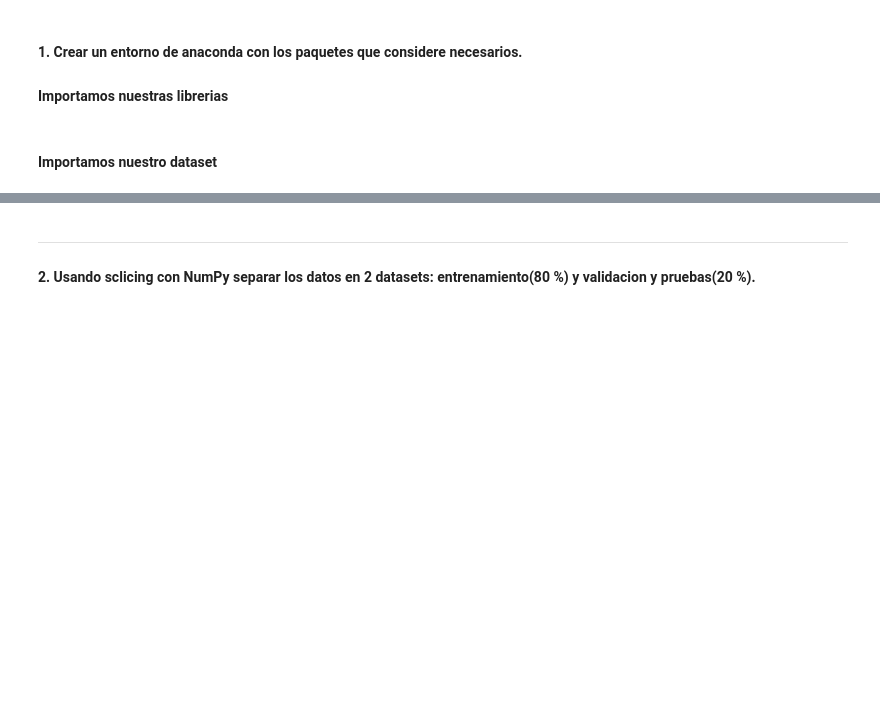
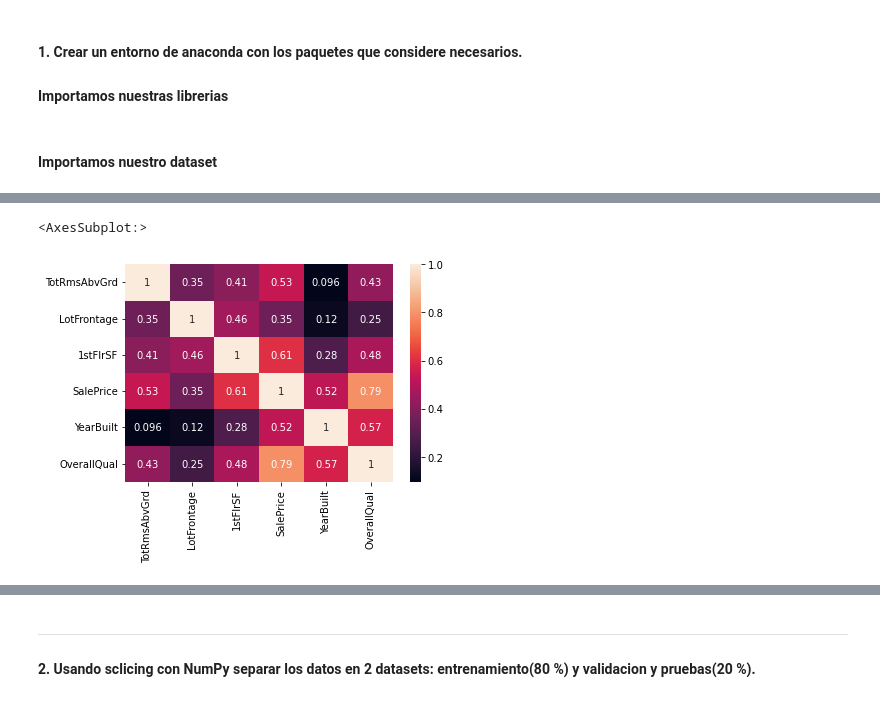
Before and after one commit to ErickVelasquez17/Proyecto1, a Jupyter notebook: Proyecto.ipynb, the cells around one changed output, grey strips where cells are left out. Drawn from its saved outputs; the diff is of its cells as text; code cells hidden in the pictures; blank space fills up the shorter version.

```diff
--- a/Proyecto.ipynb
+++ b/Proyecto.ipynb
@@ -32,0 +45,5 @@ data
+# %%
+sns.heatmap(data.corr(), annot = True)
+# %% [output]
+<AxesSubplot:>
+[figure, added]
```
Also changed, not shown: parts of 30 cells of this notebook.
